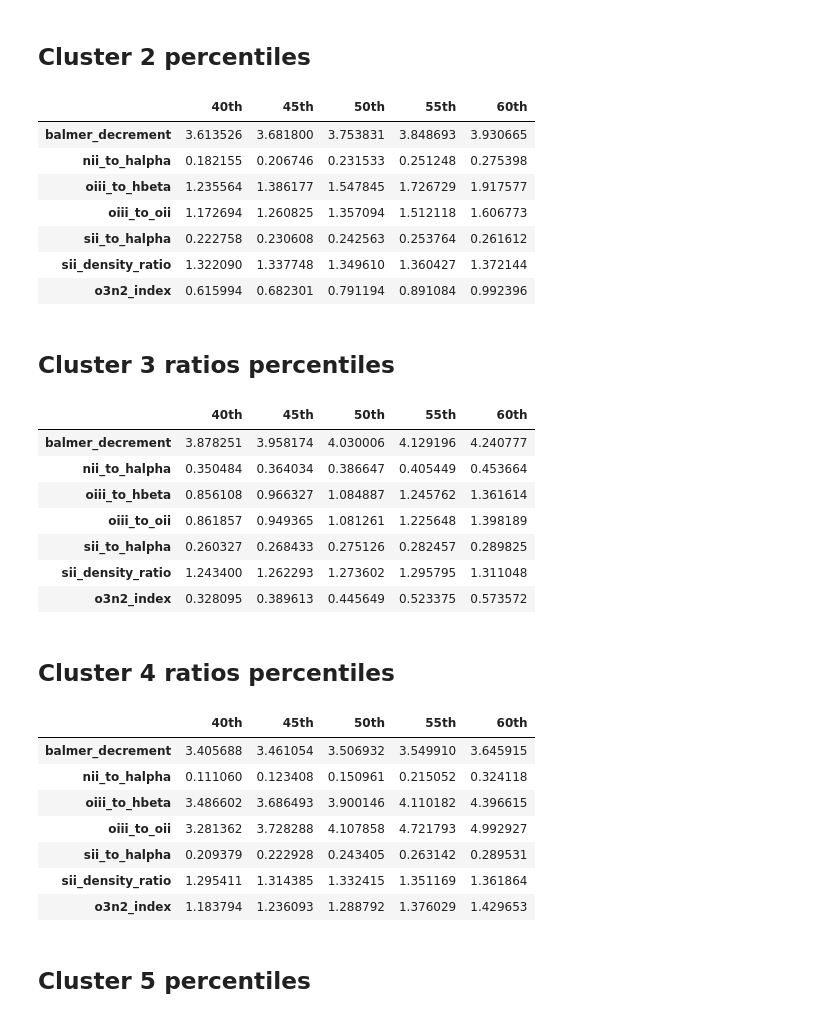
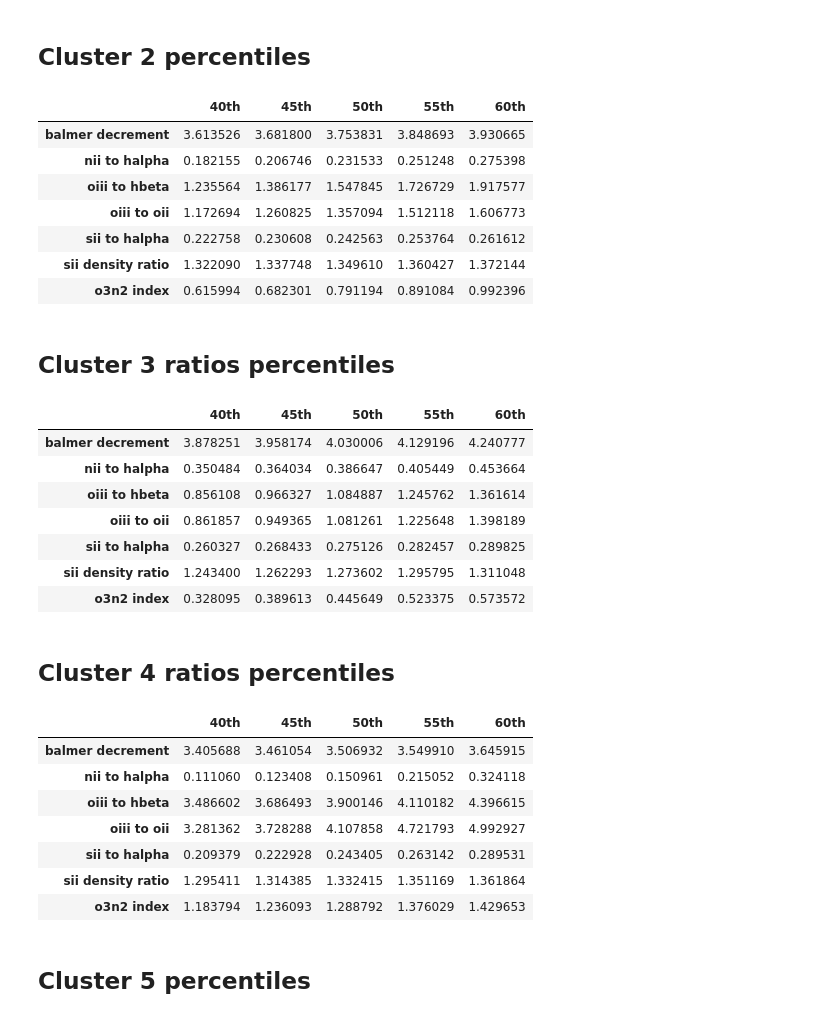
Before and after one commit to ed-ortizm/xai-astronomy, a Jupyter notebook: thesis/04_clustering_xai/03_se_cluster_analysis.ipynb, the cells around one changed output. Drawn from its saved outputs; the diff is of its cells as text; code cells hidden in the pictures.

```diff
--- a/thesis/04_clustering_xai/03_se_cluster_analysis.ipynb
+++ b/thesis/04_clustering_xai/03_se_cluster_analysis.ipynb
@@ -675,60 +662,72 @@ ratios_percentiles_df
 # %% [markdown]
 ## Cluster 2 percentiles
 # %%
-cluster_mask = df["cluster"] == 2
+cluster_mask = cluster_meta_df["cluster"] == 2
 percentiles = np.arange(0.40, 0.65, 0.05)
-ratios_percentiles_df = df.loc[
+ratios_percentiles_df = cluster_meta_df.loc[
     cluster_mask, SDSS_NEBULAR_LINES_RATIOS_NAMES
 ].quantile(q=percentiles).T
+# map index name by replacing the '_' with ' ' for better readability
+ratios_percentiles_df.index = [
+    idx.replace("_", " ") for idx in ratios_percentiles_df.index
+]
 ratios_percentiles_df.columns = [f"{int(q * 100)}th" for q in percentiles]
 ratios_percentiles_df
 # %% [output]
 |  | 40th | 45th | 50th | 55th | 60th |
-| balmer_decrement | 3.613526 | 3.681800 | 3.753831 | 3.848693 | 3.930665 |
-| nii_to_halpha | 0.182155 | 0.206746 | 0.231533 | 0.251248 | 0.275398 |
-| oiii_to_hbeta | 1.235564 | 1.386177 | 1.547845 | 1.726729 | 1.917577 |
-| oiii_to_oii | 1.172694 | 1.260825 | 1.357094 | 1.512118 | 1.606773 |
-| sii_to_halpha | 0.222758 | 0.230608 | 0.242563 | 0.253764 | 0.261612 |
-| sii_density_ratio | 1.322090 | 1.337748 | 1.349610 | 1.360427 | 1.372144 |
-| o3n2_index | 0.615994 | 0.682301 | 0.791194 | 0.891084 | 0.992396 |
+| balmer decrement | 3.613526 | 3.681800 | 3.753831 | 3.848693 | 3.930665 |
+| nii to halpha | 0.182155 | 0.206746 | 0.231533 | 0.251248 | 0.275398 |
+| oiii to hbeta | 1.235564 | 1.386177 | 1.547845 | 1.726729 | 1.917577 |
+| oiii to oii | 1.172694 | 1.260825 | 1.357094 | 1.512118 | 1.606773 |
+| sii to halpha | 0.222758 | 0.230608 | 0.242563 | 0.253764 | 0.261612 |
+| sii density ratio | 1.322090 | 1.337748 | 1.349610 | 1.360427 | 1.372144 |
+| o3n2 index | 0.615994 | 0.682301 | 0.791194 | 0.891084 | 0.992396 |
 # %% [markdown]
 ## Cluster 3 ratios percentiles
 # %%
-cluster_mask = df["cluster"] == 3
+cluster_mask = cluster_meta_df["cluster"] == 3
 percentiles = np.arange(0.40, 0.65, 0.05)
-ratios_percentiles_df = df.loc[
+ratios_percentiles_df = cluster_meta_df.loc[
     cluster_mask, SDSS_NEBULAR_LINES_RATIOS_NAMES
 ].quantile(q=percentiles).T
+# map index name by replacing the '_' with ' ' for better readability
+ratios_percentiles_df.index = [
+    idx.replace("_", " ") for idx in ratios_percentiles_df.index
+]
 ratios_percentiles_df.columns = [f"{int(q * 100)}th" for q in percentiles]
 ratios_percentiles_df
 # %% [output]
 |  | 40th | 45th | 50th | 55th | 60th |
-| balmer_decrement | 3.878251 | 3.958174 | 4.030006 | 4.129196 | 4.240777 |
-| nii_to_halpha | 0.350484 | 0.364034 | 0.386647 | 0.405449 | 0.453664 |
-| oiii_to_hbeta | 0.856108 | 0.966327 | 1.084887 | 1.245762 | 1.361614 |
-| oiii_to_oii | 0.861857 | 0.949365 | 1.081261 | 1.225648 | 1.398189 |
-| sii_to_halpha | 0.260327 | 0.268433 | 0.275126 | 0.282457 | 0.289825 |
-| sii_density_ratio | 1.243400 | 1.262293 | 1.273602 | 1.295795 | 1.311048 |
-| o3n2_index | 0.328095 | 0.389613 | 0.445649 | 0.523375 | 0.573572 |
+| balmer decrement | 3.878251 | 3.958174 | 4.030006 | 4.129196 | 4.240777 |
+| nii to halpha | 0.350484 | 0.364034 | 0.386647 | 0.405449 | 0.453664 |
+| oiii to hbeta | 0.856108 | 0.966327 | 1.084887 | 1.245762 | 1.361614 |
+| oiii to oii | 0.861857 | 0.949365 | 1.081261 | 1.225648 | 1.398189 |
+| sii to halpha | 0.260327 | 0.268433 | 0.275126 | 0.282457 | 0.289825 |
+| sii density ratio | 1.243400 | 1.262293 | 1.273602 | 1.295795 | 1.311048 |
+| o3n2 index | 0.328095 | 0.389613 | 0.445649 | 0.523375 | 0.573572 |
 # %% [markdown]
 ## Cluster 4 ratios percentiles
 # %%
-cluster_mask = df["cluster"] == 4
+cluster_mask = cluster_meta_df["cluster"] == 4
 percentiles = np.arange(0.40, 0.65, 0.05)
-ratios_percentiles_df = df.loc[
+ratios_percentiles_df = cluster_meta_df.loc[
     cluster_mask, SDSS_NEBULAR_LINES_RATIOS_NAMES
 ].quantile(q=percentiles).T
+# map index name by replacing the '_' with ' ' for better readability
+ratios_percentiles_df.index = [
+    idx.replace("_", " ") for idx in ratios_percentiles_df.index
+]
 ratios_percentiles_df.columns = [f"{int(q * 100)}th" for q in percentiles]
 ratios_percentiles_df
 # %% [output]
 |  | 40th | 45th | 50th | 55th | 60th |
-| balmer_decrement | 3.405688 | 3.461054 | 3.506932 | 3.549910 | 3.645915 |
-| nii_to_halpha | 0.111060 | 0.123408 | 0.150961 | 0.215052 | 0.324118 |
-| oiii_to_hbeta | 3.486602 | 3.686493 | 3.900146 | 4.110182 | 4.396615 |
-| oiii_to_oii | 3.281362 | 3.728288 | 4.107858 | 4.721793 | 4.992927 |
-| sii_to_halpha | 0.209379 | 0.222928 | 0.243405 | 0.263142 | 0.289531 |
-| sii_density_ratio | 1.295411 | 1.314385 | 1.332415 | 1.351169 | 1.361864 |
-| o3n2_index | 1.183794 | 1.236093 | 1.288792 | 1.376029 | 1.429653 |
+| balmer decrement | 3.405688 | 3.461054 | 3.506932 | 3.549910 | 3.645915 |
+| nii to halpha | 0.111060 | 0.123408 | 0.150961 | 0.215052 | 0.324118 |
+| oiii to hbeta | 3.486602 | 3.686493 | 3.900146 | 4.110182 | 4.396615 |
+| oiii to oii | 3.281362 | 3.728288 | 4.107858 | 4.721793 | 4.992927 |
+| sii to halpha | 0.209379 | 0.222928 | 0.243405 | 0.263142 | 0.289531 |
+| sii density ratio | 1.295411 | 1.314385 | 1.332415 | 1.351169 | 1.361864 |
+| o3n2 index | 1.183794 | 1.236093 | 1.288792 | 1.376029 | 1.429653 |
 # %% [markdown]
 ## Cluster 5 percentiles
 # %%
```
Also changed, not shown: parts of 19 cells of this notebook.
